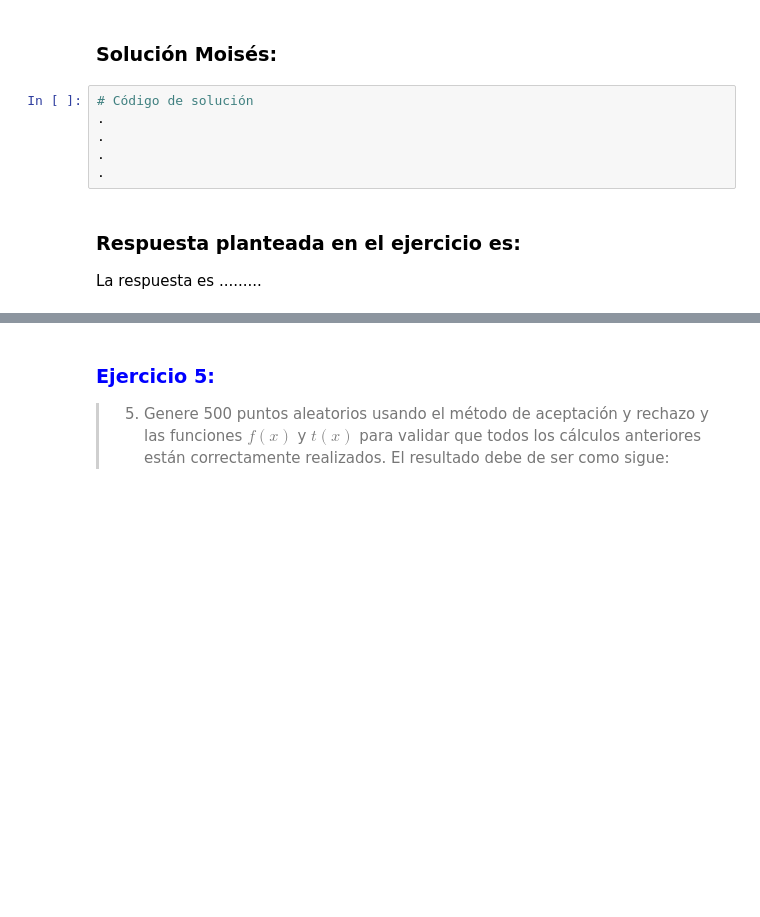
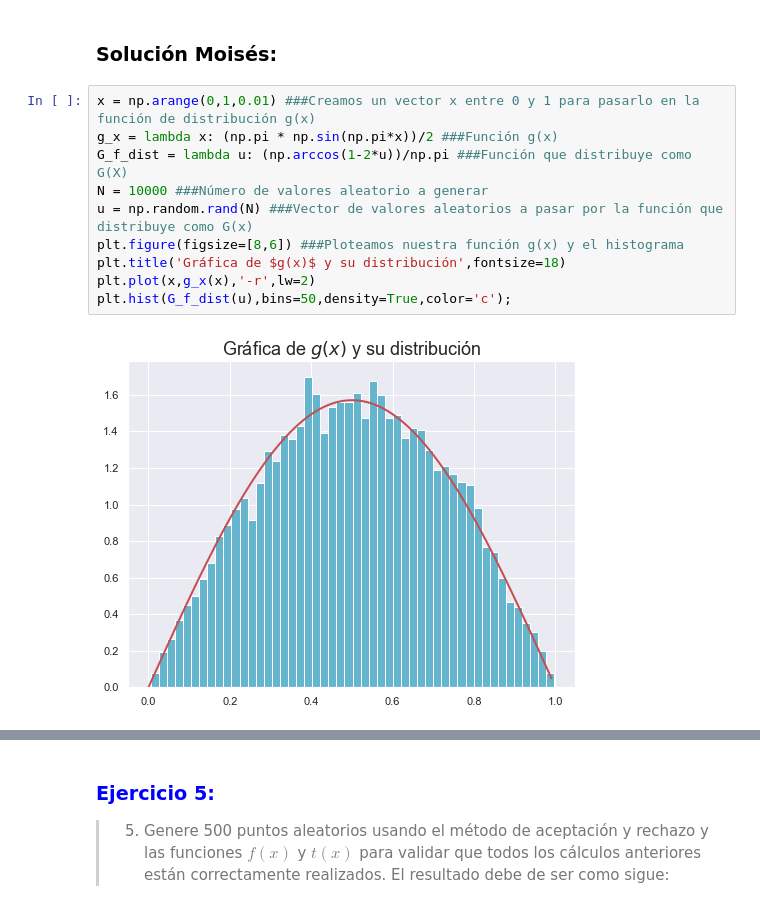
Before and after one commit to IvetteLandaverde/ProyectoConjunto5y6_ILandaverde_MFlores, a Jupyter notebook: Tarea6_ILandaverde_MFlores.ipynb, the cells around one changed output, grey strips where cells are left out. Saved outputs shown, nothing was run; the diff lists cells and outputs as text; blank space fills up the shorter version.

```diff
--- a/Tarea6_ILandaverde_MFlores.ipynb
+++ b/Tarea6_ILandaverde_MFlores.ipynb
@@ -118,12 +155,15 @@ Responda los siguientes literales:
  La respuesta es .........
 # %% [markdown]
 ### Solución Moisés:
-# %%
-# Código de solución
-.
-.
-.
-.
-# %% [markdown]
-### Respuesta planteada en el ejercicio es:
- La respuesta es .........
+# %%
+x = np.arange(0,1,0.01) ###Creamos un vector x entre 0 y 1 para pasarlo en la función de distribución g(x)
+g_x = lambda x: (np.pi * np.sin(np.pi*x))/2 ###Función g(x)
+G_f_dist = lambda u: (np.arccos(1-2*u))/np.pi ###Función que distribuye como G(X)
+N = 10000 ###Número de valores aleatorio a generar
+u = np.random.rand(N) ###Vector de valores aleatorios a pasar por la función que distribuye como G(x)
+plt.figure(figsize=[8,6]) ###Ploteamos nuestra función g(x) y el histograma
+plt.title('Gráfica de $g(x)$ y su distribución',fontsize=18)
+plt.plot(x,g_x(x),'-r',lw=2)
+plt.hist(G_f_dist(u),bins=50,density=True,color='c');
+# %% [output]
+[figure, added]
```
Also changed, not shown: parts of 37 cells of this notebook, 1 other file.
